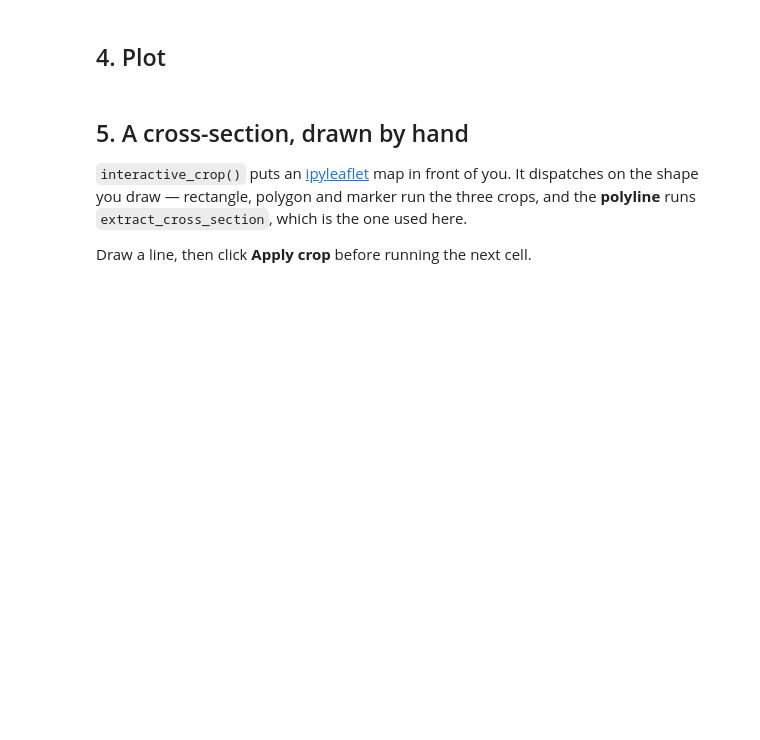
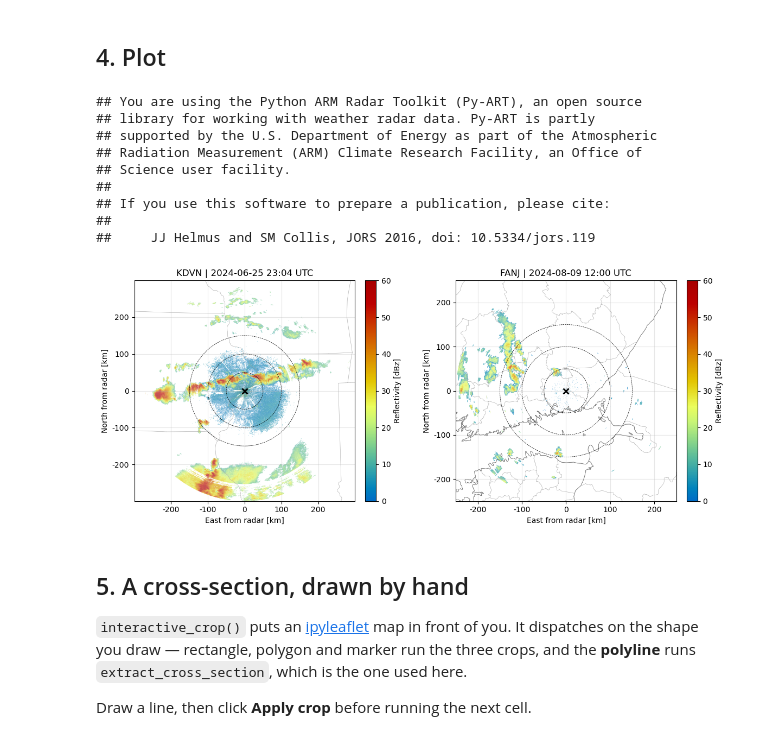
Before and after one commit to erikposchivo/RadDB, a Jupyter notebook: tutorial/05_demo_pipeline.ipynb, the cells around one changed output. Drawn from its saved outputs; the diff is of its cells as text; code cells hidden in the pictures; blank space fills up the shorter version.

```diff
--- a/tutorial/05_demo_pipeline.ipynb
+++ b/tutorial/05_demo_pipeline.ipynb
@@ -49,10 +53,8 @@ SOURCES = {
     "KDVN": {"kind": "nexrad", "site": "KDVN", "open": xradar.io.open_nexradlevel2_datatree},
     # FMI publishes one ODIM PVOL per volume.  The ODIM code is "fianj" — five
     # characters, where a RadDB radar name is at most four, so it is aliased.
+    # Only the quarter-hour volumes are the full 13-sweep scan; see section 1.
     "FANJ": {"kind": "odim", "site": "fianj", "open": xradar.io.open_odim_datatree},
-    # IDEAM splits a volume across task files: SURVP (0.5 deg), PRECA (1.5-5.1),
-    # PRECB, PRECC.  One task is one DataTree.
-    "GUA": {"kind": "iris", "site": "Guaviare", "open": xradar.io.open_iris_datatree},
 }
 
 print("raw files:", RAW_DIR)
@@ -80,7 +85,6 @@ What each archive holds, if you go looking for another case:
 TIMES = {
     "KDVN": "2024-06-25 23:04",
     "FANJ": "2024-08-09 12:00",
-    "GUA": "2024-06-12 19:02",
 }
 
 for name, when in TIMES.items():
@@ -88,7 +95,7 @@ for name, when in TIMES.items():
 # %% [markdown]
 ## 2. Download
 # %%
-def resolve_url(name, source, when):
+def resolve_url(source, when):
     """URL of the volume at or after *when* for one source."""
     t = pd.Timestamp(when)
     site = source["site"]
@@ -101,28 +108,12 @@ def resolve_url(name, source, when):
             + "?alt=media"
         )
 
-    if source["kind"] == "odim":
-        t = t.floor("5min")  # FMI publishes every 5 minutes
-        return (
-            "https://fmi-opendata-radar-volume-hdf5.s3.eu-west-1.amazonaws.com/"
-            f"{t:%Y/%m/%d}/{site}/{t:%Y%m%d%H%M}_{site}_PVOL.h5"
-        )
-
-    # IDEAM: list the first key at or after the requested second.
-    prefix = f"l2_data/{t:%Y/%m/%d}/{site}/"
-    query = urllib.parse.urlencode(
-        {
-            "list-type": "2",
-            "max-keys": "1",
-            "prefix": prefix,
-            "start-after": f"{prefix}{name}{t - pd.Timedelta(seconds=1):%y%m%d%H%M%S}",
-        },
+    # FMI: only the quarter-hour volumes carry the full 13-sweep scan strategy.
+    t = t.floor("15min")
+    return (
+        "https://fmi-opendata-radar-volume-hdf5.s3.eu-west-1.amazonaws.com/"
+        f"{t:%Y/%m/%d}/{site}/{t:%Y%m%d%H%M}_{site}_PVOL.h5"
     )
-    with urllib.request.urlopen(f"https://s3-radaresideam.s3.amazonaws.com/?{query}", timeout=120) as response:
-        listing = response.read().decode()
-    if "<Key>" not in listing:
-        raise RuntimeError(f"IDEAM has nothing at or after {t} for {site}")
-    return "https://s3-radaresideam.s3.amazonaws.com/" + listing.split("<Key>")[1].split("</Key>")[0]
 
 
 def download(url, dest_dir, when):
@@ -150,6 +141,6 @@ def download(url, dest_dir, when):
 
 
 for name, source in SOURCES.items():
-    url = resolve_url(name, source, TIMES[name])
+    url = resolve_url(source, TIMES[name])
     source["path"] = download(url, RAW_DIR, TIMES[name])
     print(f"{name:<5} {source['path'].name:<32} {source['path'].stat().st_size / 1e6:6.1f} MB")
@@ -181,16 +220,31 @@ db.inventory()
 # %% [markdown]
 ## 4. Plot
 # %%
-fig, axes = plt.subplots(1, 3, figsize=(17, 5))
+fig, axes = plt.subplots(1, 2, figsize=(12, 5))
 
 volumes = {}
 for ax, name in zip(axes, SOURCES, strict=False):
+    # A radar may already hold other volumes from tutorial 1, so name the one
+    # this notebook just archived rather than letting plot_ppi guess.
     volumes[name] = db.open(radars=name)
-    volumes[name].plot_ppi(sweep=1, variable="DBZH", ax=ax, coords="xy", context=True)
-    ax.set_title(f"{name}")
+    volumes[name].plot_ppi(
+        sweep=1, variable="DBZH", ax=ax, coords="xy", context=True, timestep=TIMES[name],
+    )
+    ax.set_title(f"{name} | {pd.Timestamp(TIMES[name]):%Y-%m-%d %H:%M} UTC")
 
 plt.tight_layout()
 plt.show()
+# %% [output]
+## You are using the Python ARM Radar Toolkit (Py-ART), an open source
+## library for working with weather radar data. Py-ART is partly
+## supported by the U.S. Department of Energy as part of the Atmospheric
+## Radiation Measurement (ARM) Climate Research Facility, an Office of
+## Science user facility.
+##
+## If you use this software to prepare a publication, please cite:
+##
+##     JJ Helmus and SM Collis, JORS 2016, doi: 10.5334/jors.119
+[figure, added]
 # %% [markdown]
 ## 5. A cross-section, drawn by hand
 
```
Also changed, not shown: parts of 12 cells of this notebook, 6 other files.
